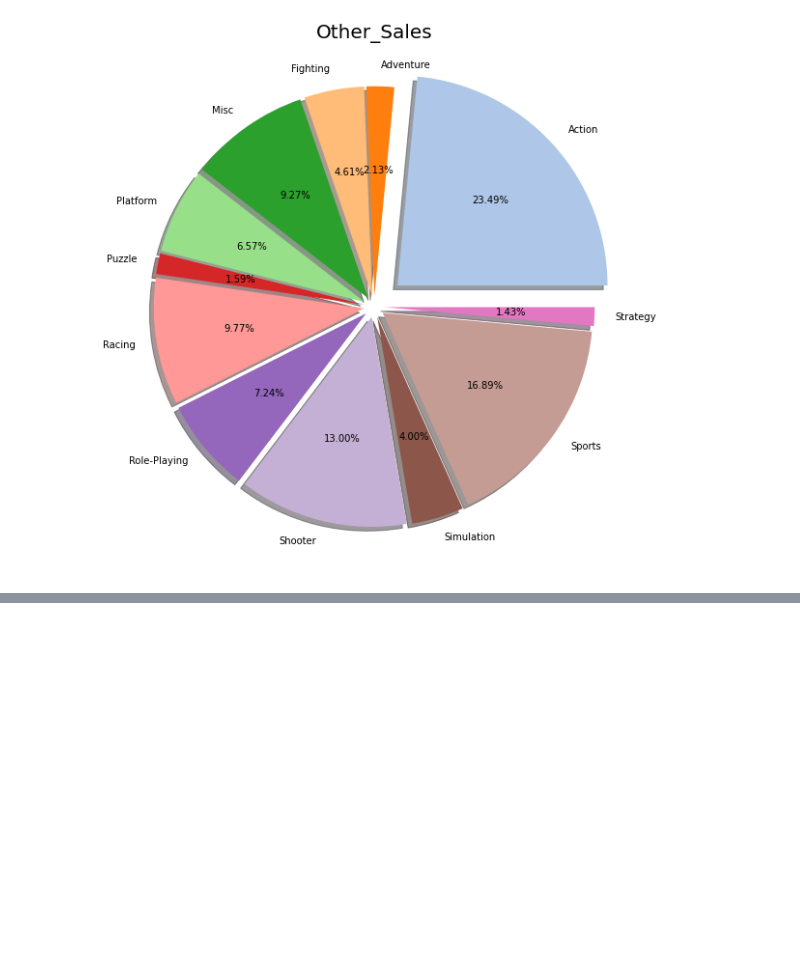
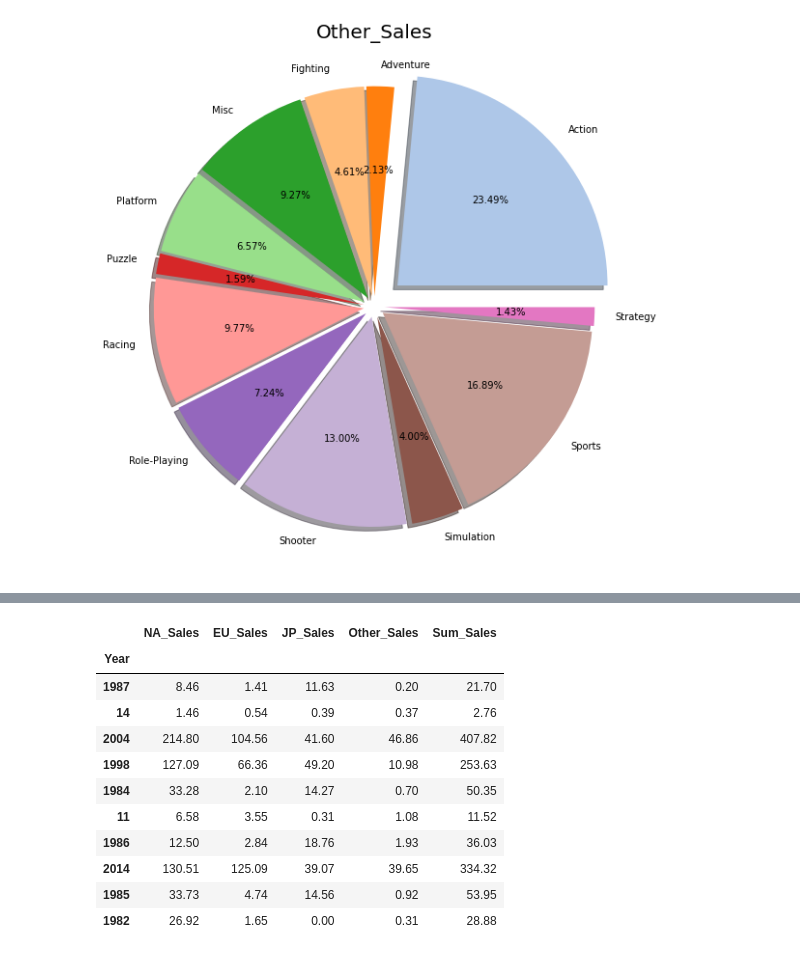
Before and after one commit to Thingjae9/Section1_OwnProject, a Jupyter notebook: Section_1_Project.ipynb, the cells around one changed output, grey strips where cells are left out. Saved outputs shown, nothing was run; the diff lists cells and outputs as text; code cells hidden in the pictures; blank space fills up the shorter version.

```diff
--- a/Section_1_Project.ipynb
+++ b/Section_1_Project.ipynb
@@ -212,0 +248,16 @@ plt.show()
+# %%
+Year_group = df.groupby('Year').sum()
+Year_group.sample(10)
+# %% [output]
+|  | NA_Sales | EU_Sales | JP_Sales | Other_Sales | Sum_Sales |
+| Year |  |  |  |  |  |
+| 1987 | 8.46 | 1.41 | 11.63 | 0.20 | 21.70 |
+| 14 | 1.46 | 0.54 | 0.39 | 0.37 | 2.76 |
+| 2004 | 214.80 | 104.56 | 41.60 | 46.86 | 407.82 |
+| 1998 | 127.09 | 66.36 | 49.20 | 10.98 | 253.63 |
+| 1984 | 33.28 | 2.10 | 14.27 | 0.70 | 50.35 |
+| 11 | 6.58 | 3.55 | 0.31 | 1.08 | 11.52 |
+| 1986 | 12.50 | 2.84 | 18.76 | 1.93 | 36.03 |
+| 2014 | 130.51 | 125.09 | 39.07 | 39.65 | 334.32 |
+| 1985 | 33.73 | 4.74 | 14.56 | 0.92 | 53.95 |
+| 1982 | 26.92 | 1.65 | 0.00 | 0.31 | 28.88 |
```
Also changed, not shown: parts of 13 cells of this notebook.
